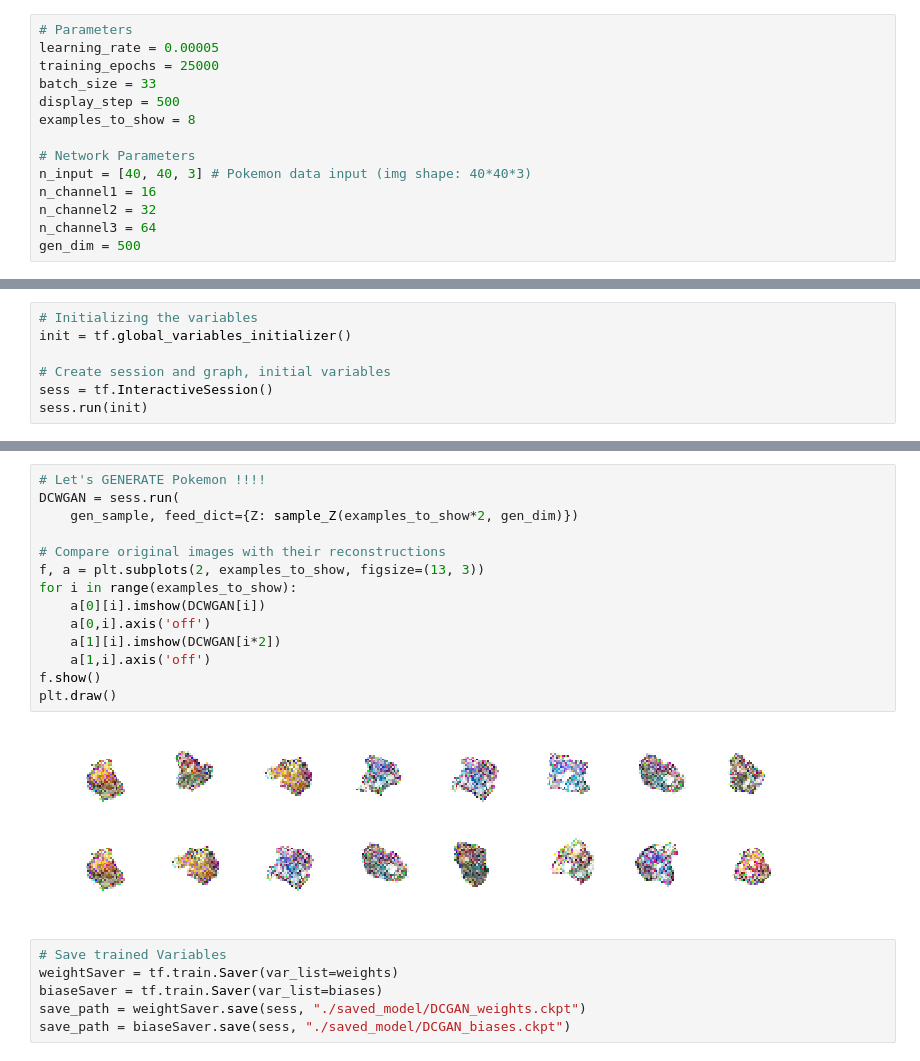
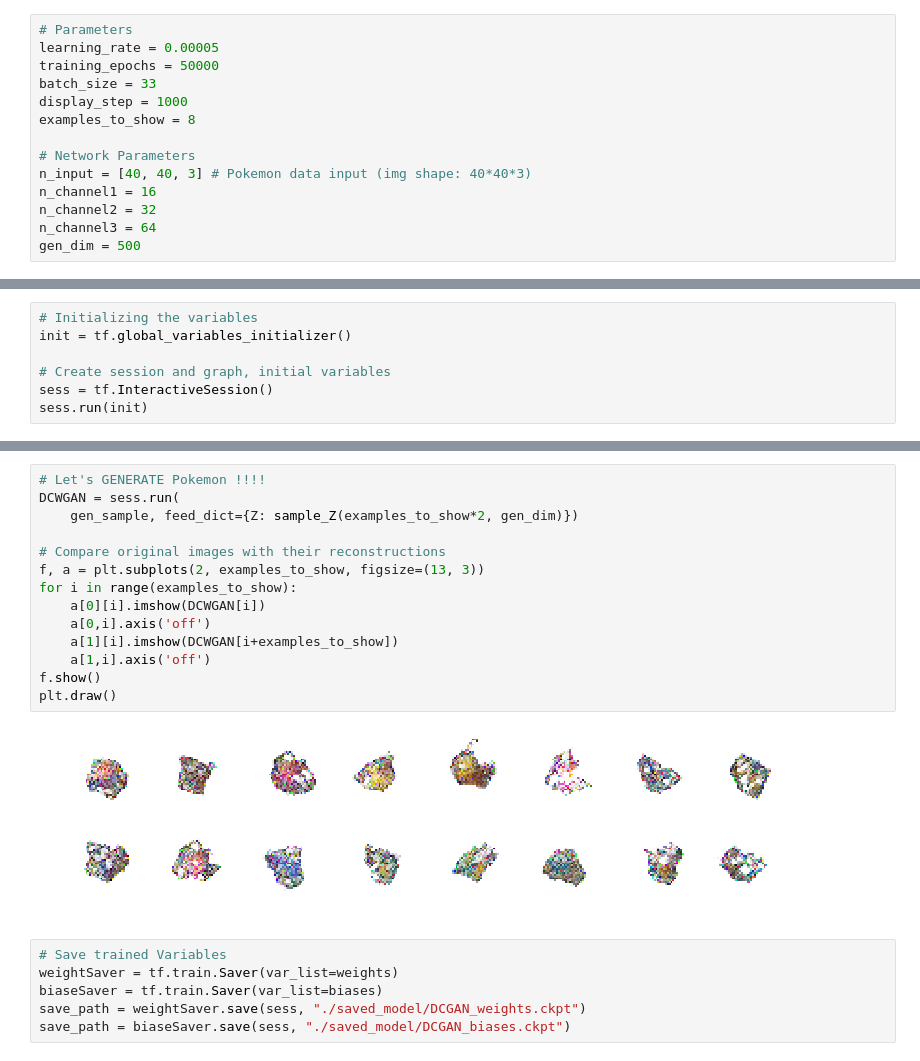
Before and after one commit to musicmilif/Pokemon-Generator, a Jupyter notebook: DCGAN.ipynb, the cells around one changed output, grey strips where cells are left out. Cells and saved outputs as stored; diff of their text form.

```diff
--- a/DCGAN.ipynb
+++ b/DCGAN.ipynb
@@ -41,9 +41,9 @@ Input data shape: (792, 40, 40, 3)
 # %%
 # Parameters
 learning_rate = 0.00005
-training_epochs = 25000
+training_epochs = 50000
 batch_size = 33
-display_step = 500
+display_step = 1000
 examples_to_show = 8
 
 # Network Parameters
@@ -203,19 +187,19 @@ Optimization Finished!
 # %%
 # Let's GENERATE Pokemon !!!!
 DCWGAN = sess.run(
     gen_sample, feed_dict={Z: sample_Z(examples_to_show*2, gen_dim)})
 
 # Compare original images with their reconstructions
 f, a = plt.subplots(2, examples_to_show, figsize=(13, 3))
 for i in range(examples_to_show):
     a[0][i].imshow(DCWGAN[i])
     a[0,i].axis('off')
-    a[1][i].imshow(DCWGAN[i*2])
+    a[1][i].imshow(DCWGAN[i+examples_to_show])
     a[1,i].axis('off')
 f.show()
 plt.draw()
 # %% [output]
-[figure, old version]
+[figure, new version]
 # %%
 # Save trained Variables
 weightSaver = tf.train.Saver(var_list=weights)
```
Also changed, not shown: parts of 2 cells of this notebook.
